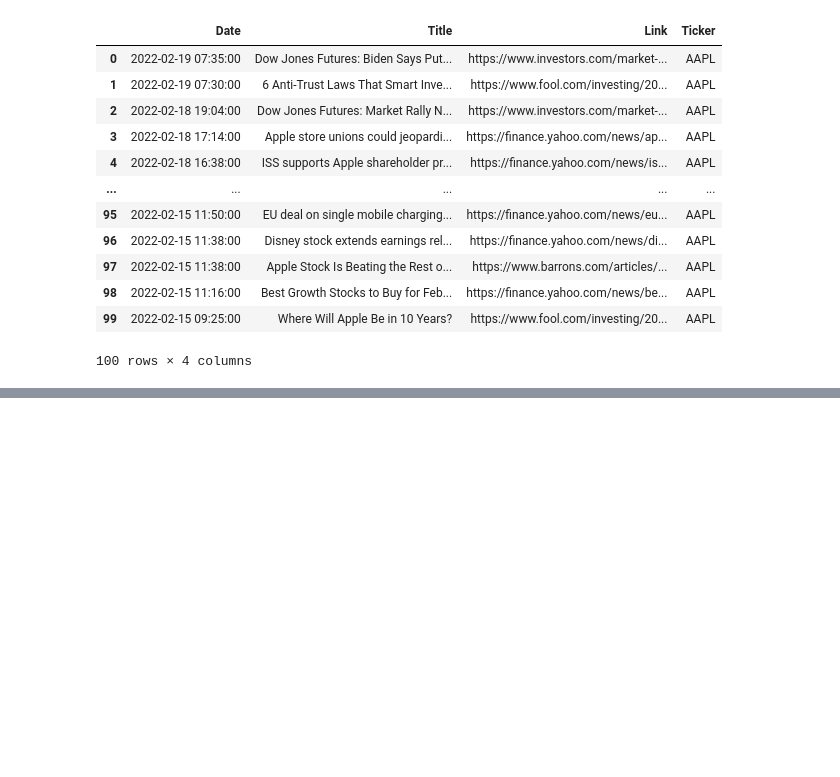
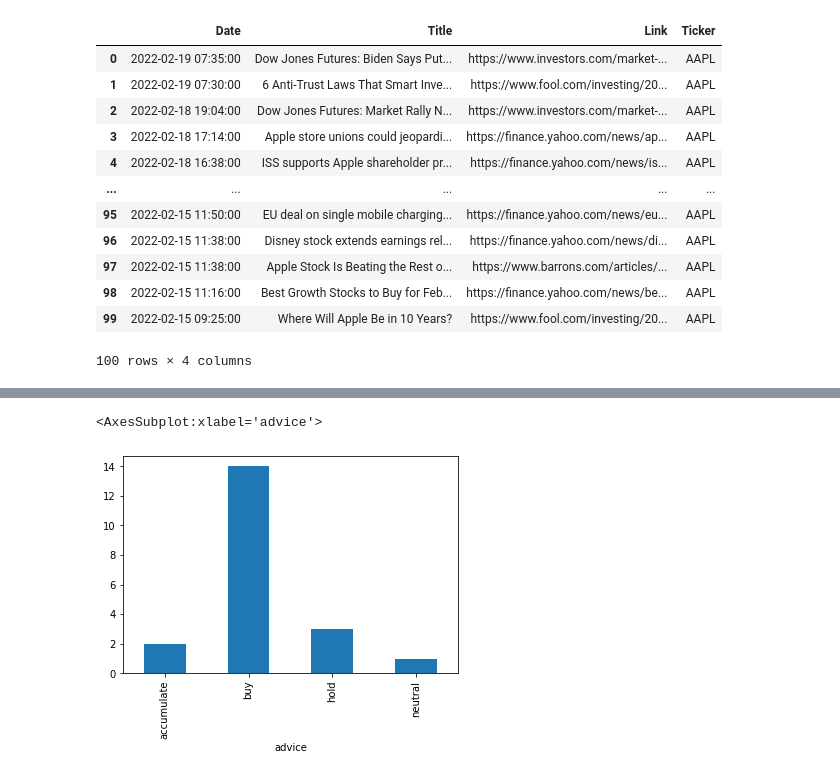
Before and after one commit to vivekjainmaiet/stockanalysis, a Jupyter notebook: notebooks/vivek_notebook.ipynb, the cells around one changed output, grey strips where cells are left out. Cells and saved outputs as stored; diff of their text form; code cells hidden in the pictures; blank space fills up the shorter version.

```diff
--- a/notebooks/vivek_notebook.ipynb
+++ b/notebooks/vivek_notebook.ipynb
@@ -425,0 +437,21 @@ get_fin_news()
+# %%
+def fetch_page(page):
+    print(f"scraping page {page + 1}")
+    response = requests.get(f'https://www.moneycontrol.com/stocks/company_info/stock_news.php?sc_id={ticker}&scat=&pageno={page + 1}&next=0&durationType=M&Year=&duration=6&news_type=',
+            headers={"Accept-Language":"en-US"}
+    )
+    soup = BeautifulSoup(response.content, "html.parser")
+    return soup
+# %%
+def add_recommendation_to_dict(soup, dict):
+    for recmd_html in soup.find_all('div', {'class': 'MT15 PT10 PB10'}):
+        if "recommendations" in recmd_html.find_all('a', {'class': 'arial11_summ'})[0]['href']:
+            dict['ticker'].append(ticker)
+            dict['date'].append(recmd_html.text.split('\n')[5].split('|')[1].strip())
+            dict['title'].append(recmd_html.text.split('\n')[4].strip())
+            dict['text'].append(recmd_html.text.split('\n')[6].strip())
+            dict['source'].append(recmd_html.text.split('\n')[5].split('|')[2].split(':')[1].strip())
+            dict['url'].append(recmd_html.find_all('a', {'class': 'arial11_summ'})[0]['href'])
+            dict['advice'].append(recmd_html.text.split('\n')[4].strip().lower().split()[0])
+            dict['target'].append(int(recmd_html.text.split('\n')[4].strip().split("target of Rs ", 1)[1].split(":", 1)[0].strip()))
+            dict['analyst'].append(recmd_html.text.split('\n')[4].strip().split("target of Rs ", 1)[1].split(":", 1)[1].strip())
@@ -425,0 +471,8 @@ get_fin_news()
+# %%
+def create_recommendation_df(max_page):
+    recommendation_dict = {'ticker': [], 'date': [], 'title': [],'text':[],'source':[],'url':[],'advice':[],'target':[],'analyst':[]}
+    for page in range(max_page):
+        soup = fetch_page(page)
+        add_recommendation_to_dict(soup, recommendation_dict)
+
+    return pd.DataFrame.from_dict(recommendation_dict)
@@ -425,0 +487,3 @@ get_fin_news()
+# %%
+recommendation_df = create_recommendation_df(2)
+recommendation_df.shape
@@ -425,0 +519,6 @@ get_fin_news()
+# %%
+recommendation_df.groupby("advice").count()["title"].plot(kind="bar")
+recommendation_df.groupby("date").count()["title"].plot(kind="bar")
+# %% [output]
+<AxesSubplot:xlabel='advice'>
+[figure, added]
```
Also changed, not shown: parts of 15 cells of this notebook, 6 other files.
